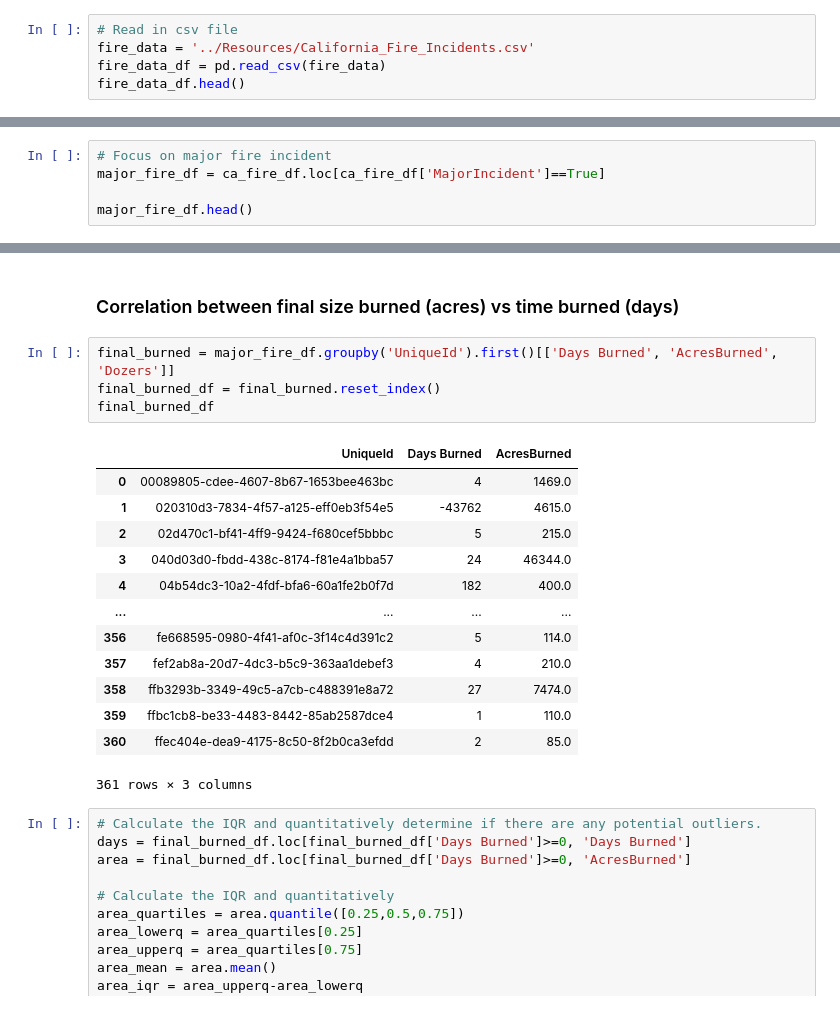
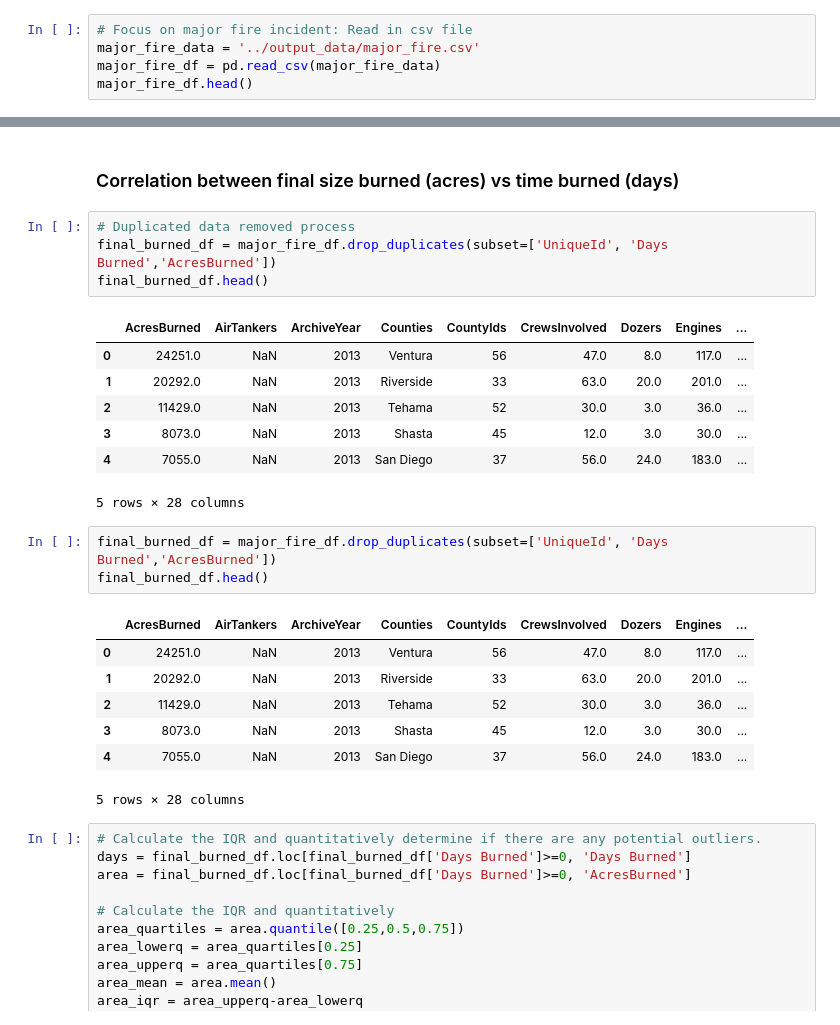
Before and after one commit to jump8621/data-project-I, a Jupyter notebook: ab/correlation/correlation.ipynb, the cells around one changed output, grey strips where cells are left out. Cells and saved outputs as stored; diff of their text form.

```diff
--- a/ab/correlation/correlation.ipynb
+++ b/ab/correlation/correlation.ipynb
@@ -12,8 +12,8 @@ from scipy.stats import linregress
 import warnings
 warnings.filterwarnings('ignore')
 # %%
-# Read in csv file
-fire_data = '../Resources/California_Fire_Incidents.csv'
-fire_data_df = pd.read_csv(fire_data)
-fire_data_df.head()
+# Focus on major fire incident: Read in csv file
+major_fire_data = '../output_data/major_fire.csv'
+major_fire_df = pd.read_csv(major_fire_data)
+major_fire_df.head()
 # %% [output]
@@ -59,5 +26,0 @@ ca_fire_df.head()
-# %%
-# Focus on major fire incident
-major_fire_df = ca_fire_df.loc[ca_fire_df['MajorIncident']==True]
-
-major_fire_df.head()
@@ -72,23 +27,28 @@ major_fire_df.head()
 # %% [markdown]
 ### Correlation between final size burned (acres) vs time burned (days)
+# %%
+# Duplicated data removed process
+final_burned_df = major_fire_df.drop_duplicates(subset=['UniqueId', 'Days Burned','AcresBurned'])
+final_burned_df.head()
+# %% [output]
+|  | AcresBurned | AirTankers | ArchiveYear | Counties | CountyIds | CrewsInvolved | Dozers | Engines | ... |
+| 0 | 24251.0 | NaN | 2013 | Ventura | 56 | 47.0 | 8.0 | 117.0 | ... |
+| 1 | 20292.0 | NaN | 2013 | Riverside | 33 | 63.0 | 20.0 | 201.0 | ... |
+| 2 | 11429.0 | NaN | 2013 | Tehama | 52 | 30.0 | 3.0 | 36.0 | ... |
+| 3 | 8073.0 | NaN | 2013 | Shasta | 45 | 12.0 | 3.0 | 30.0 | ... |
+| 4 | 7055.0 | NaN | 2013 | San Diego | 37 | 56.0 | 24.0 | 183.0 | ... |
+5 rows × 28 columns
 # %%
-final_burned = major_fire_df.groupby('UniqueId').first()[['Days Burned', 'AcresBurned', 'Dozers']]
-final_burned_df = final_burned.reset_index()
-final_burned_df
+final_burned_df = major_fire_df.drop_duplicates(subset=['UniqueId', 'Days Burned','AcresBurned'])
+final_burned_df.head()
 # %% [output]
-|  | UniqueId | Days Burned | AcresBurned |
-| 0 | 00089805-cdee-4607-8b67-1653bee463bc | 4 | 1469.0 |
-| 1 | 020310d3-7834-4f57-a125-eff0eb3f54e5 | -43762 | 4615.0 |
-| 2 | 02d470c1-bf41-4ff9-9424-f680cef5bbbc | 5 | 215.0 |
-| 3 | 040d03d0-fbdd-438c-8174-f81e4a1bba57 | 24 | 46344.0 |
-| 4 | 04b54dc3-10a2-4fdf-bfa6-60a1fe2b0f7d | 182 | 400.0 |
-| ... | ... | ... | ... |
-| 356 | fe668595-0980-4f41-af0c-3f14c4d391c2 | 5 | 114.0 |
-| 357 | fef2ab8a-20d7-4dc3-b5c9-363aa1debef3 | 4 | 210.0 |
-| 358 | ffb3293b-3349-49c5-a7cb-c488391e8a72 | 27 | 7474.0 |
-| 359 | ffbc1cb8-be33-4483-8442-85ab2587dce4 | 1 | 110.0 |
-| 360 | ffec404e-dea9-4175-8c50-8f2b0ca3efdd | 2 | 85.0 |
+|  | AcresBurned | AirTankers | ArchiveYear | Counties | CountyIds | CrewsInvolved | Dozers | Engines | ... |
+| 0 | 24251.0 | NaN | 2013 | Ventura | 56 | 47.0 | 8.0 | 117.0 | ... |
+| 1 | 20292.0 | NaN | 2013 | Riverside | 33 | 63.0 | 20.0 | 201.0 | ... |
+| 2 | 11429.0 | NaN | 2013 | Tehama | 52 | 30.0 | 3.0 | 36.0 | ... |
+| 3 | 8073.0 | NaN | 2013 | Shasta | 45 | 12.0 | 3.0 | 30.0 | ... |
+| 4 | 7055.0 | NaN | 2013 | San Diego | 37 | 56.0 | 24.0 | 183.0 | ... |
-361 rows × 3 columns
+5 rows × 28 columns
 # %%
 # Calculate the IQR and quantitatively determine if there are any potential outliers.
 days = final_burned_df.loc[final_burned_df['Days Burned']>=0, 'Days Burned']
```
Also changed, not shown: parts of 4 cells of this notebook, 4 other files.
